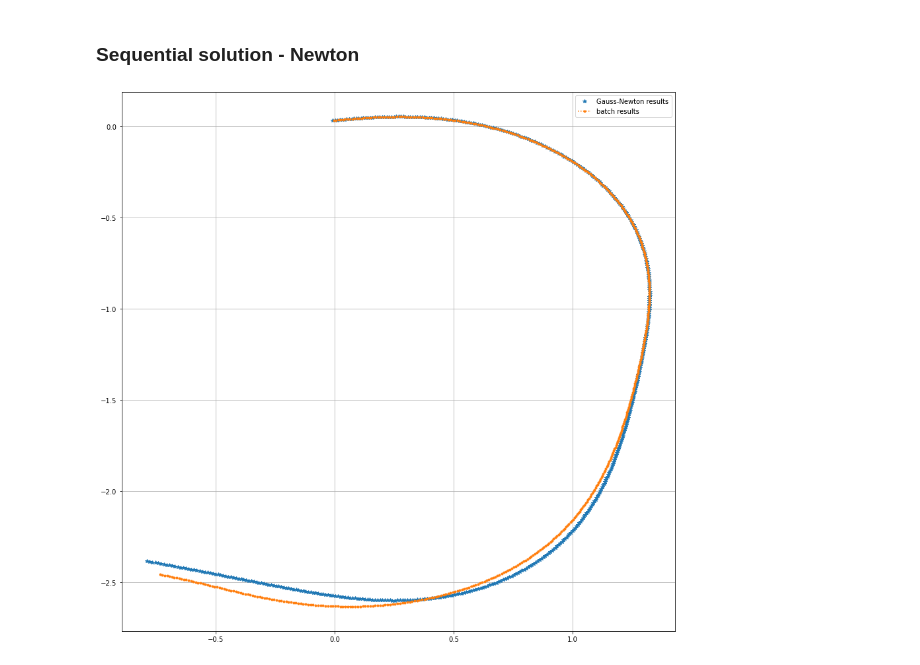
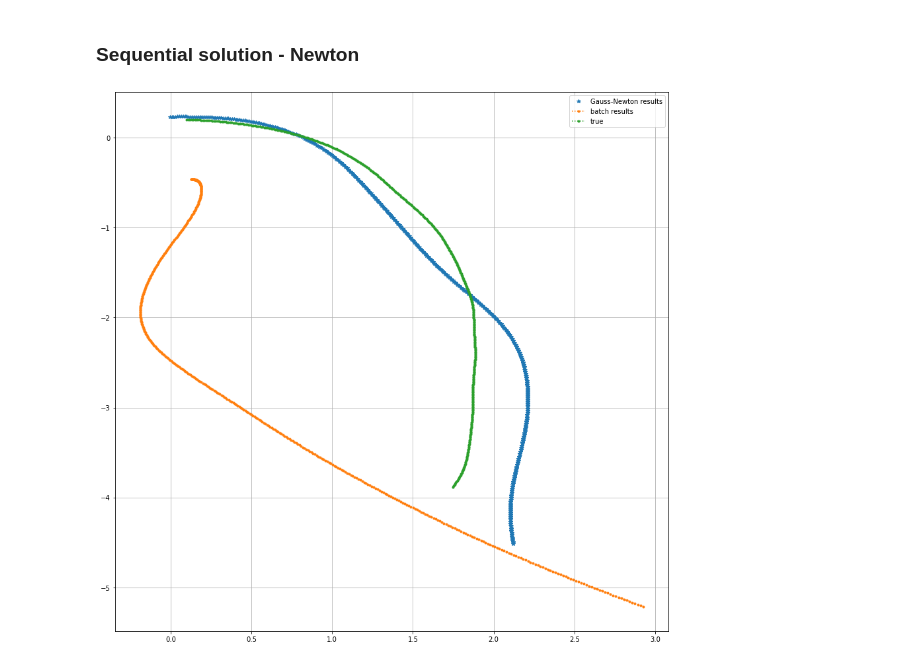
Before and after one commit to hanyas/second-order-smoothers, a Jupyter notebook: notebooks/NewtonFiltering_example2.ipynb, the cells around one changed output. Cells and saved outputs as stored; diff of their text form; code cells hidden in the pictures.

```diff
--- a/notebooks/NewtonFiltering_example2.ipynb
+++ b/notebooks/NewtonFiltering_example2.ipynb
@@ -61,14 +61,14 @@ P0 = jnp.diag(jnp.array([0.1, 0.1, 1., 1., 1.]))
 
 init = MVNStandard(m0, P0)
 
-positions = inverse_bearings(ys, s1, s2)
-states = jnp.concatenate([jnp.concatenate([jnp.zeros((1,2)), positions], axis = 0),
-                          jnp.zeros((T+1,3))], axis = 1)
+# positions = inverse_bearings(ys, s1, s2)
+# states = jnp.concatenate([jnp.concatenate([jnp.zeros((1,2)), positions], axis = 0),
+#                           jnp.zeros((T+1,3))], axis = 1)
+#
+# initial_states =  MVNStandard(states, jnp.repeat(jnp.eye(5).reshape(1, 5, 5), T + 1, axis=0))
 
-initial_states =  MVNStandard(states,jnp.repeat(jnp.eye(5).reshape(1, 5, 5), T + 1, axis=0))
-
-# initial_states =  MVNStandard(jnp.repeat(jnp.array([[0., 0., 2., 7., 3.]]),T + 1, axis=0),
-#                                                      jnp.repeat(jnp.eye(5).reshape(1, 5, 5), T + 1, axis=0))
+initial_states =  MVNStandard(jnp.repeat(jnp.array([[0., 0., 1., 0., 0.]]),T + 1, axis=0),
+                                                     jnp.repeat(jnp.eye(5).reshape(1, 5, 5), T + 1, axis=0))
 
 transition_model = FunctionalModel(transition_function, MVNStandard(jnp.zeros((5,)), Q))
 observation_model = FunctionalModel(observation_function, MVNStandard(jnp.zeros((2,)), R))
@@ -121,8 +121,8 @@ def state_space_cost(x):
     vmapped_fun = jax.vmap(LL, in_axes=[0, 0, 0, None, None, None, None])
     return jnp.sum(vmapped_fun(predict_traj, update_traj, ys, observation_function, transition_function, jnp.linalg.cholesky(Q), jnp.linalg.cholesky(R))) - mvn_loglikelihood(x0 - m0, jnp.linalg.cholesky(P0))
 # %%
-grad = jax.grad(state_space_cost, argnums=0)(iterated_smoother_results.mean)
-Hess = jacfwd(jacrev(state_space_cost))(iterated_smoother_results.mean)
+grad = jax.grad(state_space_cost, argnums=0)(initial_states.mean)
+Hess = jacfwd(jacrev(state_space_cost))(initial_states.mean)
 
 x_batch = iterated_smoother_results.mean- jax.numpy.linalg.tensorsolve(Hess, grad)
 # %% [markdown]
@@ -281,10 +281,11 @@ smoothed_states_newton = newton_smoothing(transition_model, filtered_states_newt
 # %%
 plt.figure(figsize=(15,15))
 # plt.plot(filtered_states_newton.mean[:,0], "--", label="Newton results" )
 plt.plot(iterated_smoother_results.mean[:,0], iterated_smoother_results.mean[:,1], "*", label = "Gauss-Newton results")
 plt.plot(x_batch[:,0], x_batch[:,1], ".:", label = "batch results")
+plt.plot(true_states[:,0], true_states[:,1], ".:", label = "true")
 # plt.title("state sresult")
 plt.grid()
 plt.legend();
 # %% [output]
-[figure, old version]
+[figure, new version]
```
Also changed, not shown: parts of 3 cells of this notebook.
